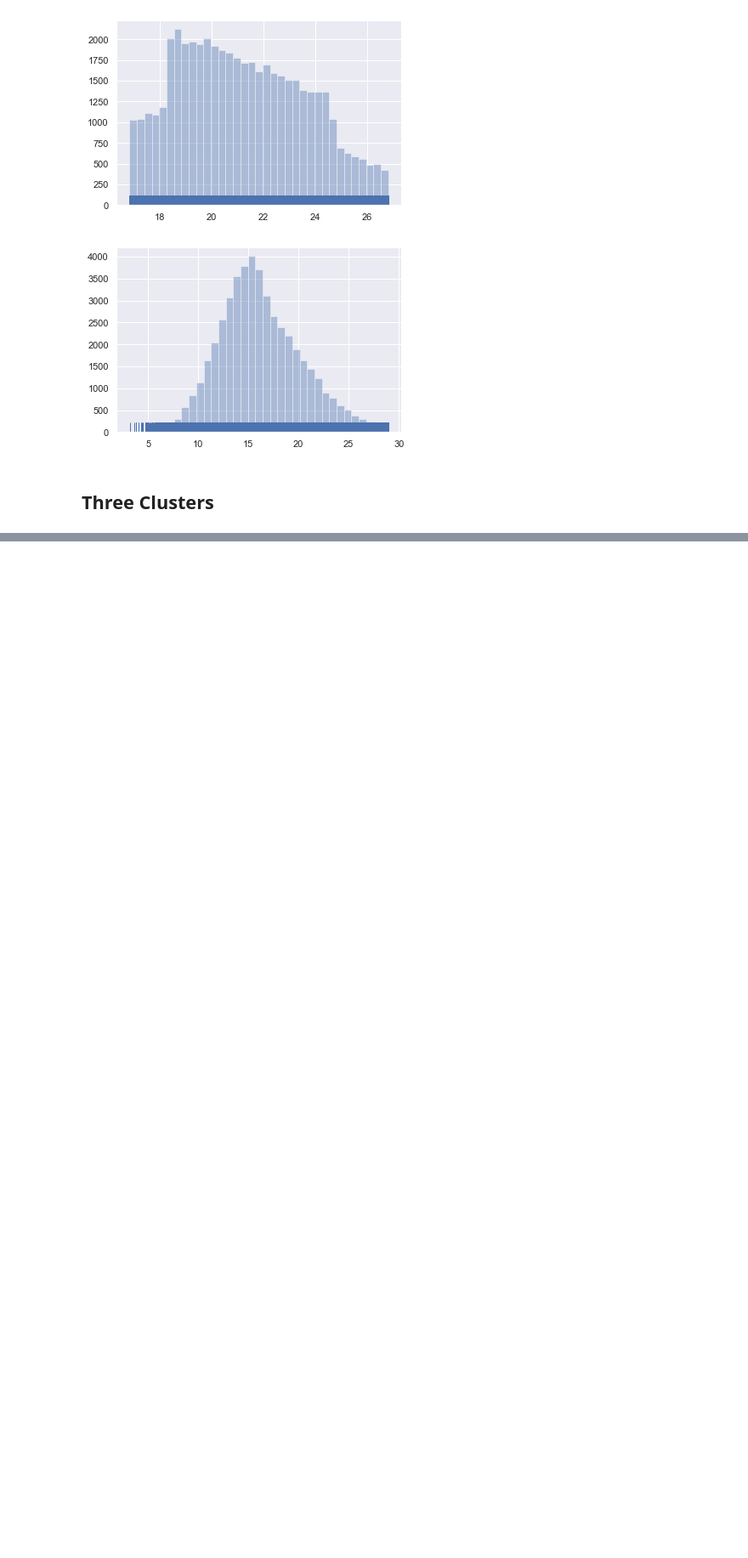
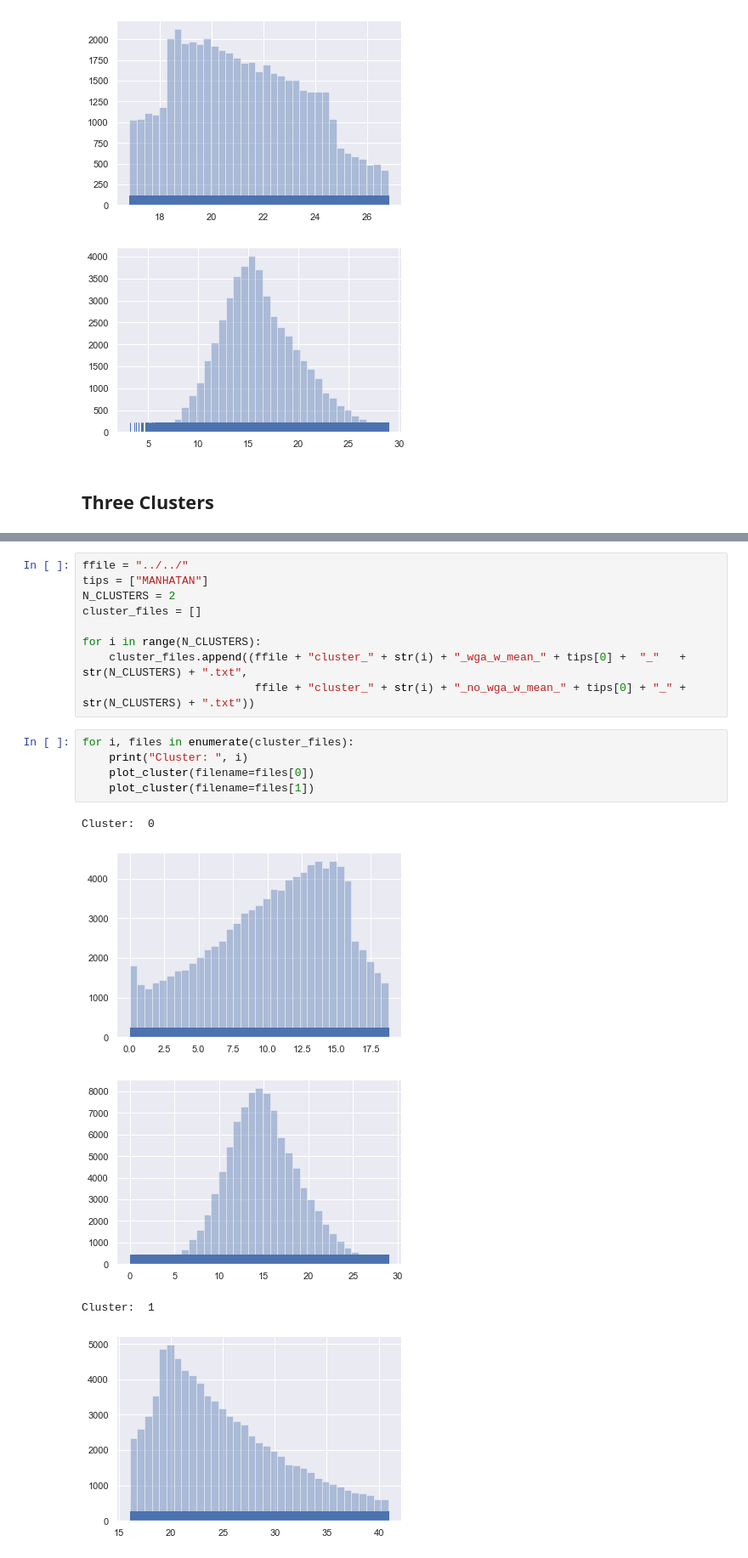
Before and after one commit to pockerman/hidden_markov_modeling, a Jupyter notebook: stories/story_5.ipynb, the cells around one changed output, grey strips where cells are left out. Shown at 85% size. Cells and saved outputs as stored; diff of their text form; blank space fills up the shorter version.

```diff
--- a/stories/story_5.ipynb
+++ b/stories/story_5.ipynb
@@ -55,0 +82,20 @@ Cluster:  3
+# %%
+ffile = "../../"
+tips = ["MANHATAN"]
+N_CLUSTERS = 2
+cluster_files = []
+
+for i in range(N_CLUSTERS):
+    cluster_files.append((ffile + "cluster_" + str(i) + "_wga_w_mean_" + tips[0] +  "_"   + str(N_CLUSTERS) + ".txt",
+                          ffile + "cluster_" + str(i) + "_no_wga_w_mean_" + tips[0] + "_" + str(N_CLUSTERS) + ".txt"))
+# %%
+for i, files in enumerate(cluster_files):
+    print("Cluster: ", i)
+    plot_cluster(filename=files[0])
+    plot_cluster(filename=files[1])
+# %% [output]
+Cluster:  0
+[figure, added]
+[figure, added]
+Cluster:  1
+[figure, added]
```
Also changed, not shown: parts of 4 cells of this notebook.
